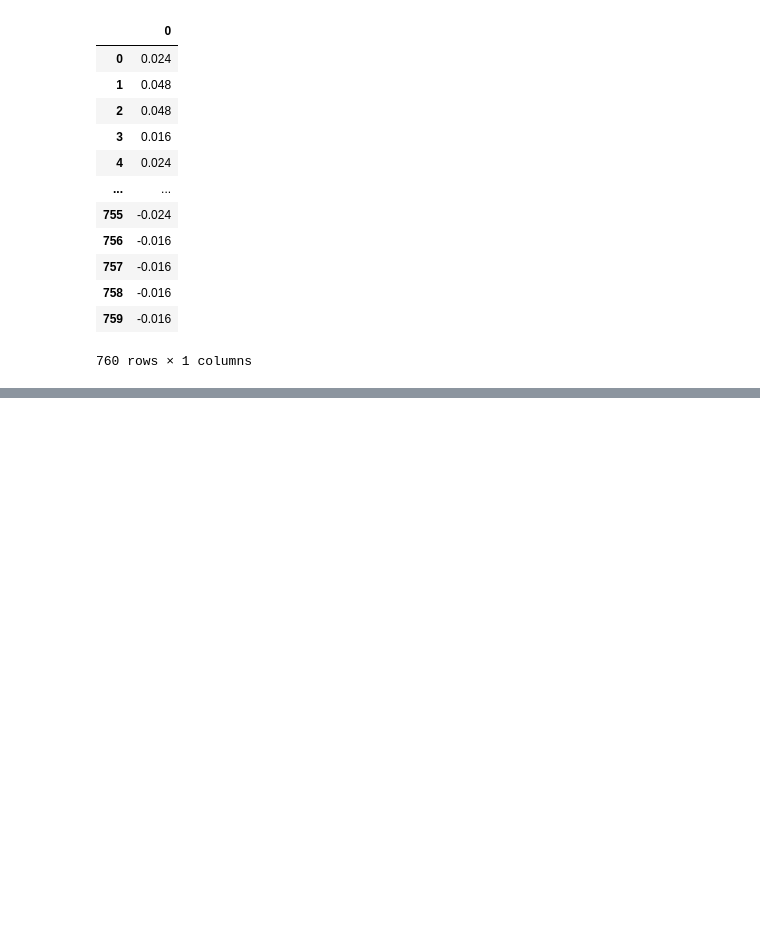
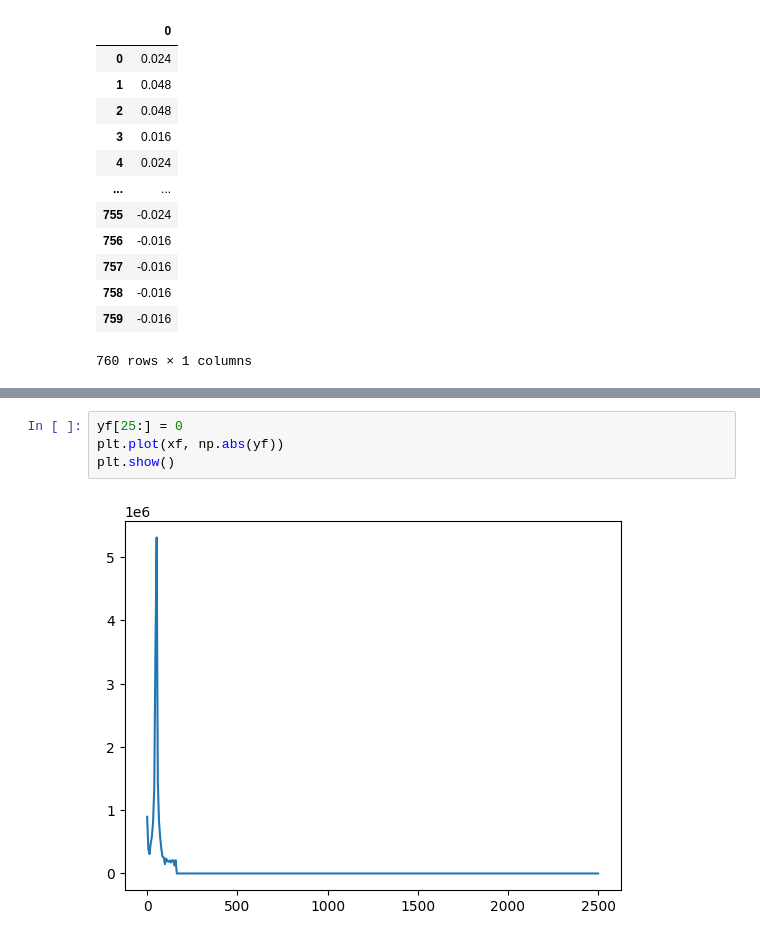
Before and after one commit to berkeryilmaz/HepML, a Jupyter notebook: Untitled2.ipynb, the cells around one changed output, grey strips where cells are left out. Drawn from its saved outputs; the diff is of its cells as text; blank space fills up the shorter version.

```diff
--- a/Untitled2.ipynb
+++ b/Untitled2.ipynb
@@ -82,0 +110,6 @@ osc.showOscilloscopeScreen()
+# %%
+yf[25:] = 0
+plt.plot(xf, np.abs(yf))
+plt.show()
+# %% [output]
+[figure, added]
```
Also changed, not shown: parts of 5 cells of this notebook.
